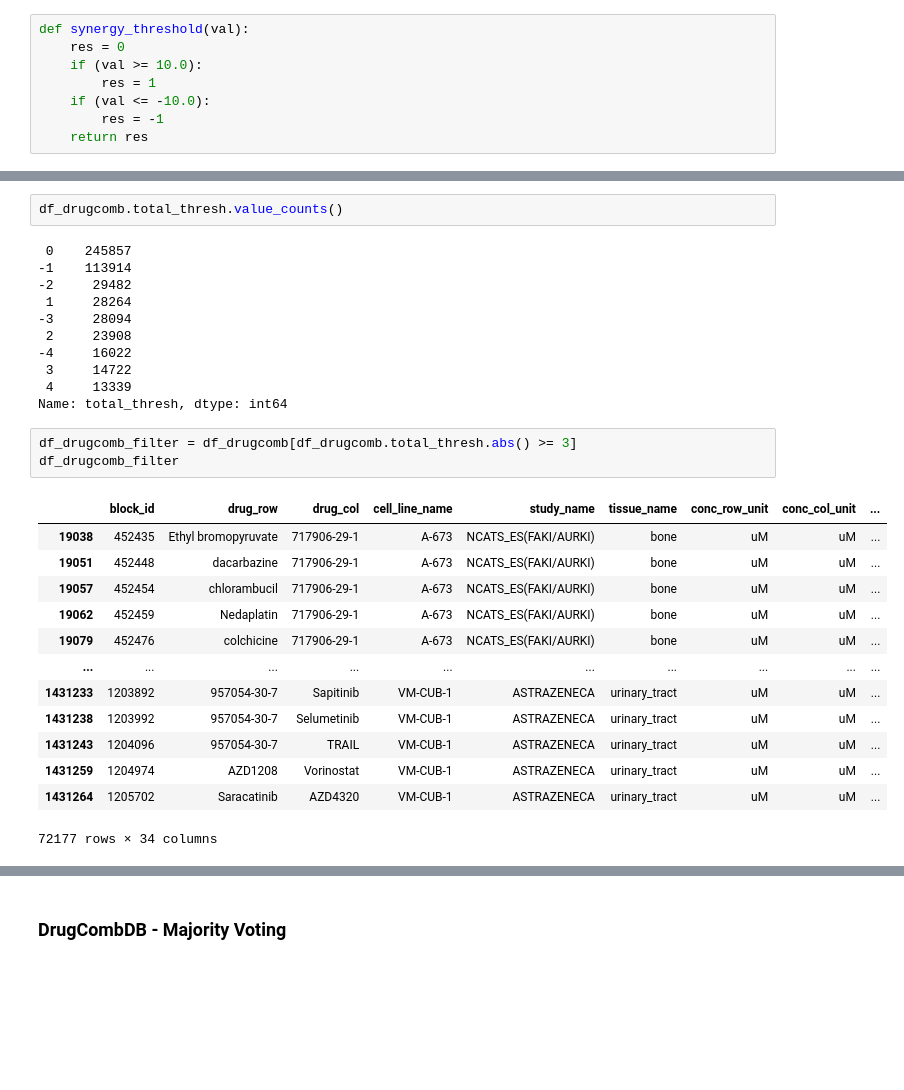
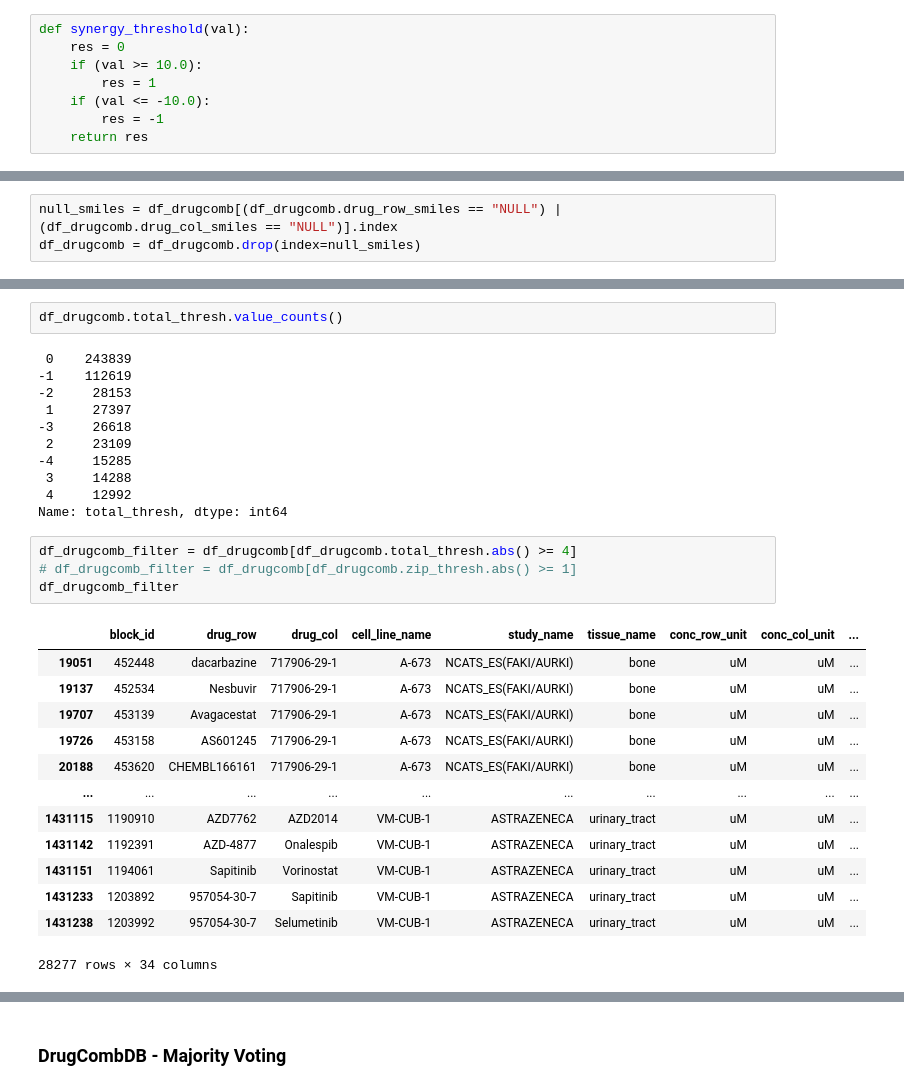
Before and after one commit to uzh-dqbm-cmi/graphnn, a Jupyter notebook: notebooks/DeepAdr_preprocessing-DrugComb_v1.5.ipynb, the cells around one changed output, grey strips where cells are left out. Cells and saved outputs as stored; diff of their text form; blank space fills up the shorter version.

Commit message:
dedup drugcomb

```diff
--- a/notebooks/DeepAdr_preprocessing-DrugComb_v1.5.ipynb
+++ b/notebooks/DeepAdr_preprocessing-DrugComb_v1.5.ipynb
@@ -399 +272,4 @@ def synergy_threshold(val):
+# %%
+null_smiles = df_drugcomb[(df_drugcomb.drug_row_smiles == "NULL") | (df_drugcomb.drug_col_smiles == "NULL")].index
+df_drugcomb = df_drugcomb.drop(index=null_smiles)
 # %%
@@ -423,30 +296,31 @@ df_drugcomb
 # %%
 df_drugcomb.total_thresh.value_counts()
 # %% [output]
- 0    245857
--1    113914
--2     29482
- 1     28264
--3     28094
- 2     23908
--4     16022
- 3     14722
- 4     13339
+ 0    243839
+-1    112619
+-2     28153
+ 1     27397
+-3     26618
+ 2     23109
+-4     15285
+ 3     14288
+ 4     12992
 Name: total_thresh, dtype: int64
 # %%
-df_drugcomb_filter = df_drugcomb[df_drugcomb.total_thresh.abs() >= 3]
+df_drugcomb_filter = df_drugcomb[df_drugcomb.total_thresh.abs() >= 4]
+# df_drugcomb_filter = df_drugcomb[df_drugcomb.zip_thresh.abs() >= 1]
 df_drugcomb_filter
 # %% [output]
 |  | block_id | drug_row | drug_col | cell_line_name | study_name | tissue_name | conc_row_unit | conc_col_unit | ... |
-| 19038 | 452435 | Ethyl bromopyruvate | 717906-29-1 | A-673 | NCATS_ES(FAKI/AURKI) | bone | uM | uM | ... |
 | 19051 | 452448 | dacarbazine | 717906-29-1 | A-673 | NCATS_ES(FAKI/AURKI) | bone | uM | uM | ... |
-| 19057 | 452454 | chlorambucil | 717906-29-1 | A-673 | NCATS_ES(FAKI/AURKI) | bone | uM | uM | ... |
-| 19062 | 452459 | Nedaplatin | 717906-29-1 | A-673 | NCATS_ES(FAKI/AURKI) | bone | uM | uM | ... |
-| 19079 | 452476 | colchicine | 717906-29-1 | A-673 | NCATS_ES(FAKI/AURKI) | bone | uM | uM | ... |
+| 19137 | 452534 | Nesbuvir | 717906-29-1 | A-673 | NCATS_ES(FAKI/AURKI) | bone | uM | uM | ... |
+| 19707 | 453139 | Avagacestat | 717906-29-1 | A-673 | NCATS_ES(FAKI/AURKI) | bone | uM | uM | ... |
+| 19726 | 453158 | AS601245 | 717906-29-1 | A-673 | NCATS_ES(FAKI/AURKI) | bone | uM | uM | ... |
+| 20188 | 453620 | CHEMBL166161 | 717906-29-1 | A-673 | NCATS_ES(FAKI/AURKI) | bone | uM | uM | ... |
 | ... | ... | ... | ... | ... | ... | ... | ... | ... | ... |
+| 1431115 | 1190910 | AZD7762 | AZD2014 | VM-CUB-1 | ASTRAZENECA | urinary_tract | uM | uM | ... |
+| 1431142 | 1192391 | AZD-4877 | Onalespib | VM-CUB-1 | ASTRAZENECA | urinary_tract | uM | uM | ... |
+| 1431151 | 1194061 | Sapitinib | Vorinostat | VM-CUB-1 | ASTRAZENECA | urinary_tract | uM | uM | ... |
 | 1431233 | 1203892 | 957054-30-7 | Sapitinib | VM-CUB-1 | ASTRAZENECA | urinary_tract | uM | uM | ... |
 | 1431238 | 1203992 | 957054-30-7 | Selumetinib | VM-CUB-1 | ASTRAZENECA | urinary_tract | uM | uM | ... |
-| 1431243 | 1204096 | 957054-30-7 | TRAIL | VM-CUB-1 | ASTRAZENECA | urinary_tract | uM | uM | ... |
-| 1431259 | 1204974 | AZD1208 | Vorinostat | VM-CUB-1 | ASTRAZENECA | urinary_tract | uM | uM | ... |
-| 1431264 | 1205702 | Saracatinib | AZD4320 | VM-CUB-1 | ASTRAZENECA | urinary_tract | uM | uM | ... |
-72177 rows × 34 columns
+28277 rows × 34 columns
```
Also changed, not shown: parts of 31 cells of this notebook.
